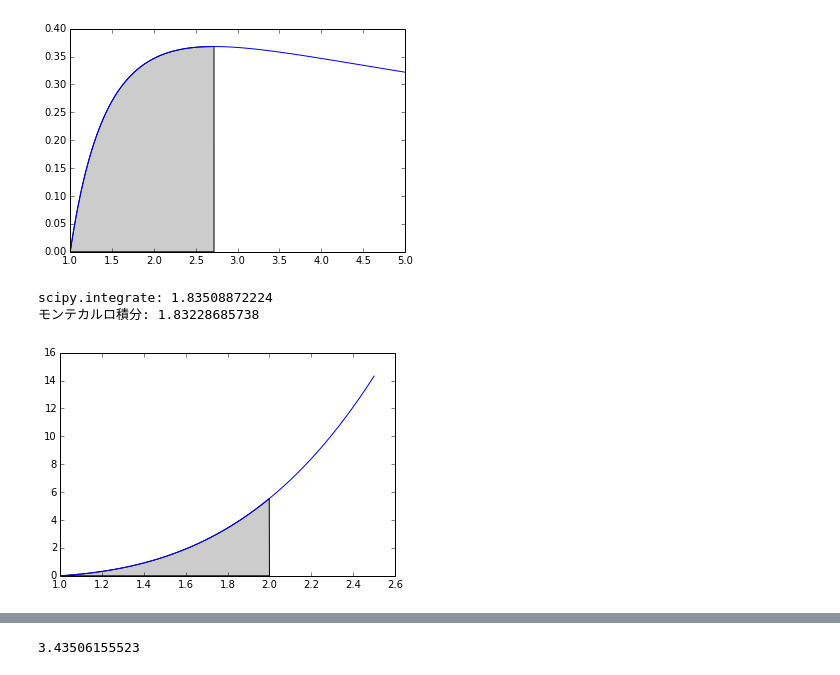
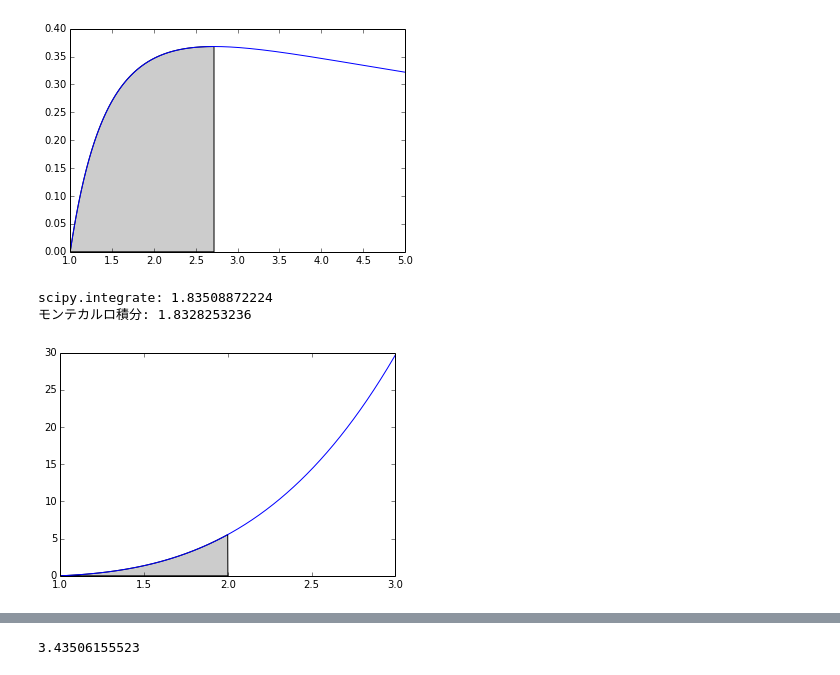
Before and after one commit to aidiary/PRML, a Jupyter notebook: ch11/monte_carlo_integration.ipynb, the cells around one changed output, grey strips where cells are left out. Saved outputs shown, nothing was run; the diff lists cells and outputs as text; code cells hidden in the pictures.

```diff
--- a/ch11/monte_carlo_integration.ipynb
+++ b/ch11/monte_carlo_integration.ipynb
@@ -122,30 +123,30 @@ scipy.integrate: 0.5
 # %%
 a, b = 1, 2
 f = lambda x: x**3 * np.log(x)
 
 # 被積分関数をプロット
-x = np.linspace(1, 2.5, 1000)
+x = np.linspace(1, 3, 1000)
 y = f(x)
 plt.plot(x, y)
 
 # 積分範囲を色付け
 ix = arange(a, b, 0.001)
 iy = f(ix)
 verts = [(a, 0)] + list(zip(ix, iy)) + [(b,0)]
 poly = Polygon(verts, facecolor='0.8', edgecolor='k')
 gca().add_patch(poly)
 
 # scipy.integrateで積分を計算
 I = scipy.integrate.quad(f, a, b)[0]
 print "scipy.integrate:", I
 
 # モンテカルロ積分
 N = 100000
 x = uniform(loc=a, scale=b-a).rvs(size=N)
 I = (b - a) * np.mean(f(x))
 print u"モンテカルロ積分:", I
 # %% [output]
 scipy.integrate: 1.83508872224
-モンテカルロ積分: 1.83228685738
+モンテカルロ積分: 1.8328253236
-[figure, old version]
+[figure, new version]
 # %%
```
Also changed, not shown: parts of 4 cells of this notebook.
